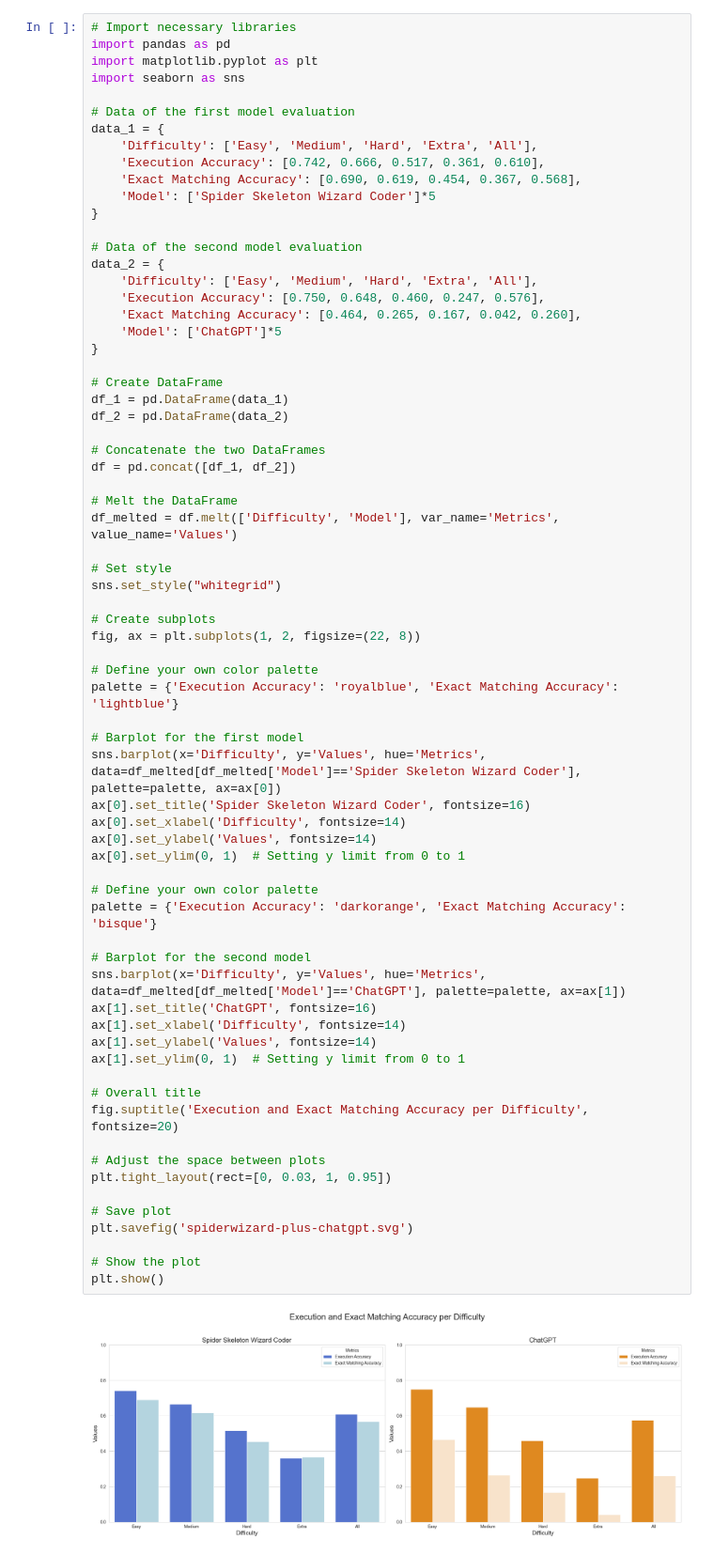
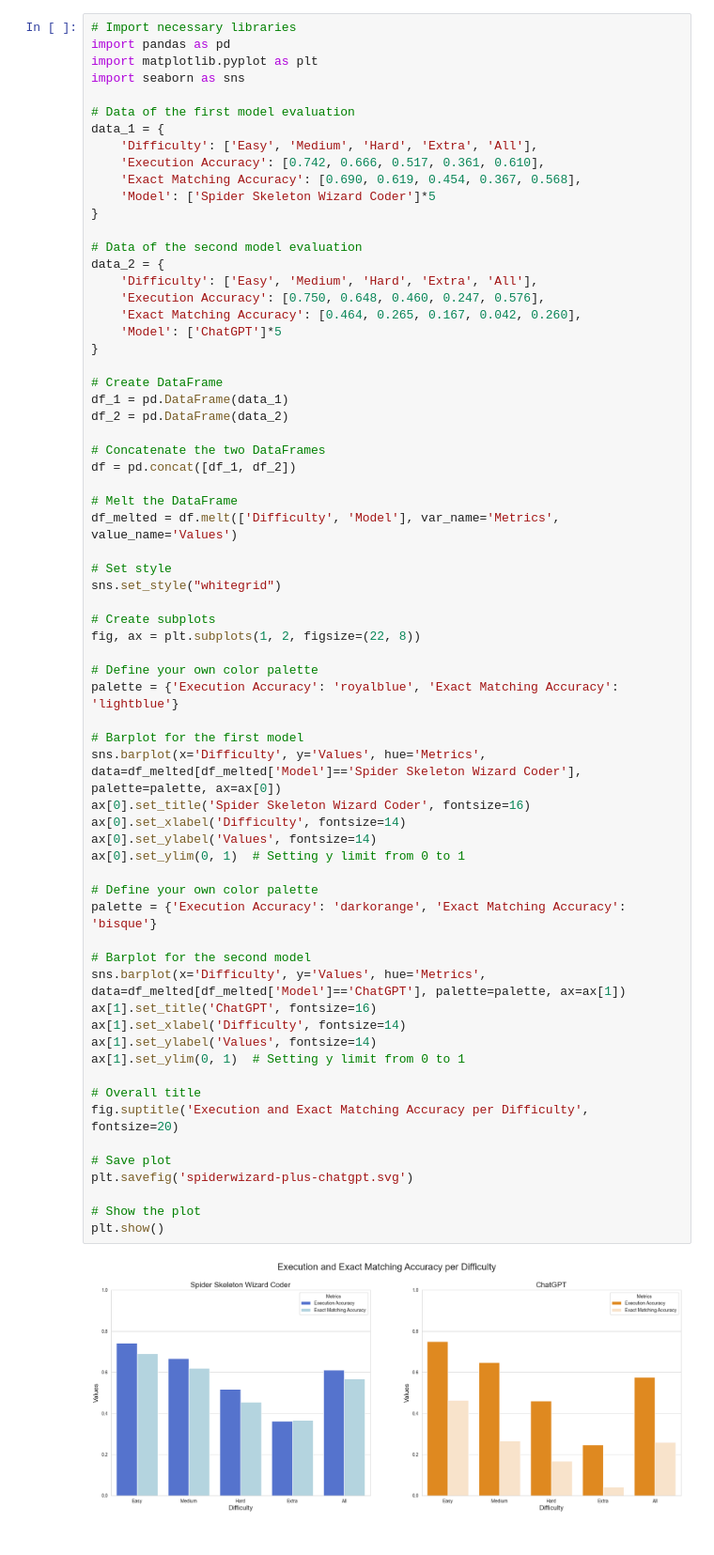
Before and after one commit to cuplv/text-to-sql-wizardcoder, a Jupyter notebook: eval/plots/plots.ipynb, the cells around one changed output. Shown at 94% size. Cells and saved outputs as stored; diff of their text form.

Commit message:
Update figures

```diff
--- a/eval/plots/plots.ipynb
+++ b/eval/plots/plots.ipynb
@@ -38,37 +38,34 @@ fig, ax = plt.subplots(1, 2, figsize=(22, 8))
 
 # Define your own color palette
 palette = {'Execution Accuracy': 'royalblue', 'Exact Matching Accuracy': 'lightblue'}
 
 # Barplot for the first model
 sns.barplot(x='Difficulty', y='Values', hue='Metrics', data=df_melted[df_melted['Model']=='Spider Skeleton Wizard Coder'], palette=palette, ax=ax[0])
 ax[0].set_title('Spider Skeleton Wizard Coder', fontsize=16)
 ax[0].set_xlabel('Difficulty', fontsize=14)
 ax[0].set_ylabel('Values', fontsize=14)
 ax[0].set_ylim(0, 1)  # Setting y limit from 0 to 1
 
 # Define your own color palette
 palette = {'Execution Accuracy': 'darkorange', 'Exact Matching Accuracy': 'bisque'}
 
 # Barplot for the second model
 sns.barplot(x='Difficulty', y='Values', hue='Metrics', data=df_melted[df_melted['Model']=='ChatGPT'], palette=palette, ax=ax[1])
 ax[1].set_title('ChatGPT', fontsize=16)
 ax[1].set_xlabel('Difficulty', fontsize=14)
 ax[1].set_ylabel('Values', fontsize=14)
 ax[1].set_ylim(0, 1)  # Setting y limit from 0 to 1
 
 # Overall title
 fig.suptitle('Execution and Exact Matching Accuracy per Difficulty', fontsize=20)
 
-# Adjust the space between plots
-plt.tight_layout(rect=[0, 0.03, 1, 0.95])
-
 # Save plot
 plt.savefig('spiderwizard-plus-chatgpt.svg')
 
 # Show the plot
 plt.show()
 # %% [output]
-[figure, old version]
+[figure, new version]
 # %%
 # Import necessary libraries
 import pandas as pd
```
Also changed, not shown: parts of 1 cell of this notebook, 2 other files.
